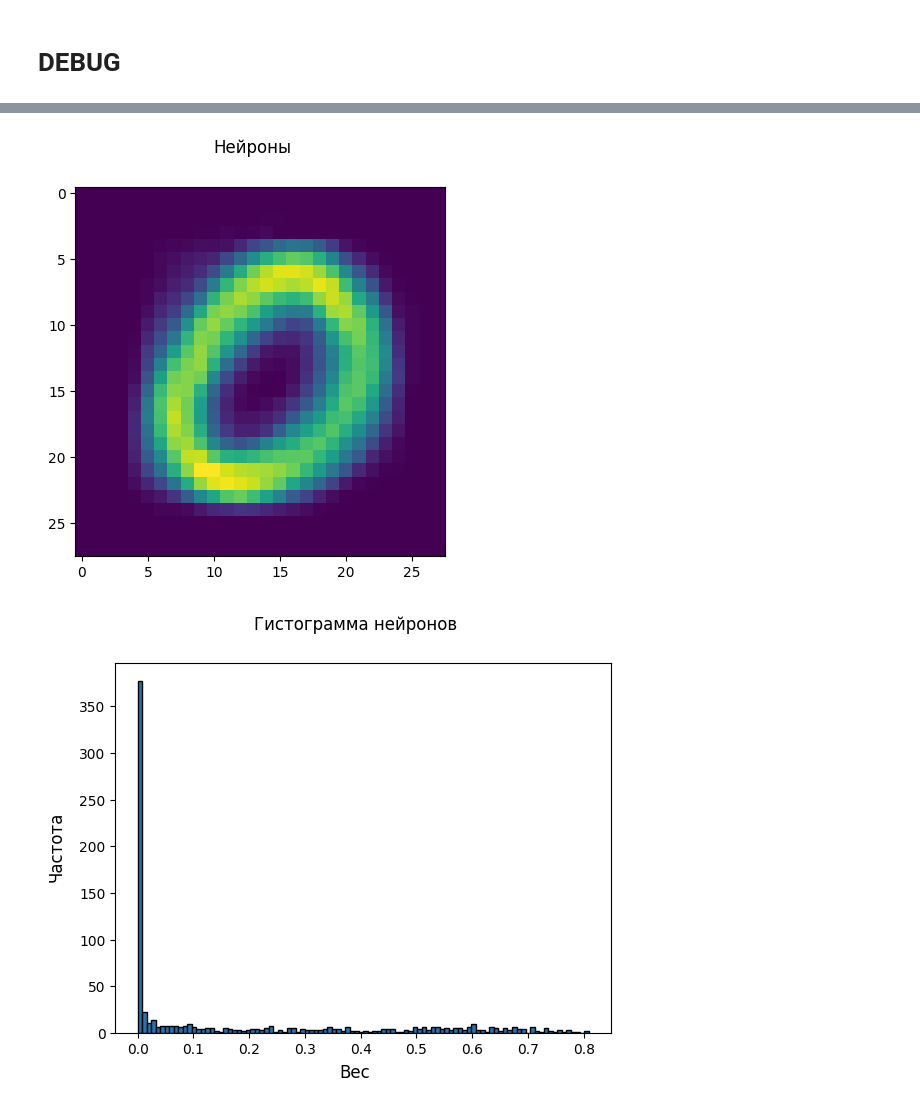
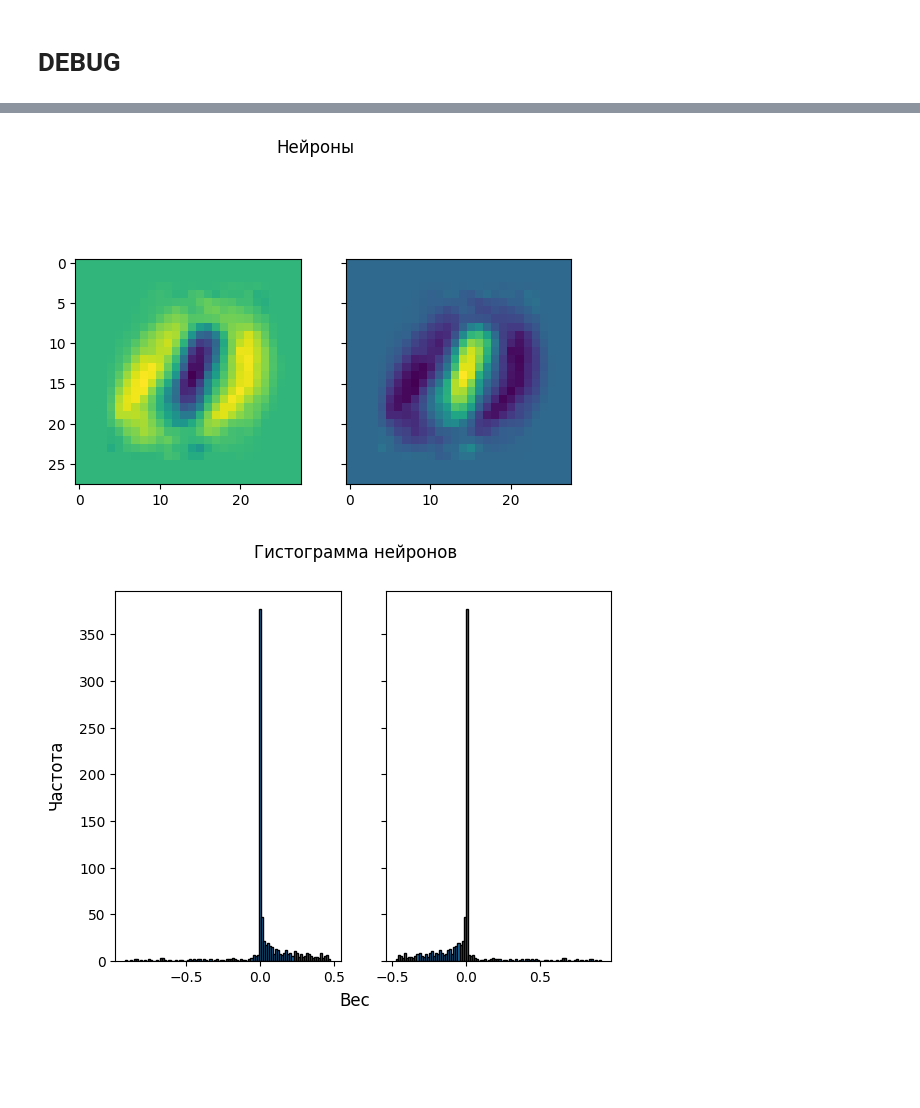
Before and after one commit to AndreyE/micrograd, a Jupyter notebook: mnist.ipynb, the cells around one changed output, grey strips where cells are left out. Saved outputs shown, nothing was run; the diff lists cells and outputs as text; code cells hidden in the pictures; blank space fills up the shorter version.

```diff
--- a/mnist.ipynb
+++ b/mnist.ipynb
@@ -159,7 +159,7 @@ def all_neurons_histo(neurons, key=lambda p: p.data, bins=100):
 # %%
 import functools
 
-SELECTED_CLASSES = [0]
+SELECTED_CLASSES = [0, 1]
 OH_ENC, OH_DEC = oh_encode(SELECTED_CLASSES)
 
 NOISE_RATIO = 0.0
@@ -176,6 +176,7 @@ Y_oh = arr2vals(OH_ENC(Y_b), 'target')
 # the loss function sums up all scores so the resulting gradient is the sum of all sample gradients
 # that is why
 LEARNING_RATE = 1.0 / len(X)
+ESAT = 1e-9
 
 MODEL = MLP(
     [
@@ -185,7 +186,7 @@ MODEL = MLP(
     train=True
 )
 
-LEARNER = MODEL.make_learner(X, get_loss=functools.partial(calc_sq_loss, targets=Y_oh))
+LEARNER = MODEL.make_learner(X, get_loss=functools.partial(calc_sq_loss, targets=Y_oh), ESAT=ESAT)
 # %%
 total_loss, scores = LEARNER(i=1, q=1.0)
 
@@ -204,7 +205,7 @@ accuracy = 1.0:
 # %% [markdown]
 # DEBUG
 # %%
-total_loss, scores = LEARNER(i=1, q=1.0)
+total_loss, scores = LEARNER(i=10, q=0.5)
 
 acc = calc_accuracy(scores, Y_oh, OH_DEC)
 print(f'accuracy = {acc}:\n{scores}')
@@ -219,5 +228,5 @@ accuracy = 1.0:
-[figure, old version]
+[figure, new version]
-[figure, old version]
+[figure, new version]
 # %%
 all_neurons_histo(MODEL.layers[0].neurons, key=lambda p: p.grad)
 # %% [output]
```
Also changed, not shown: parts of 6 cells of this notebook, 1 other file.
